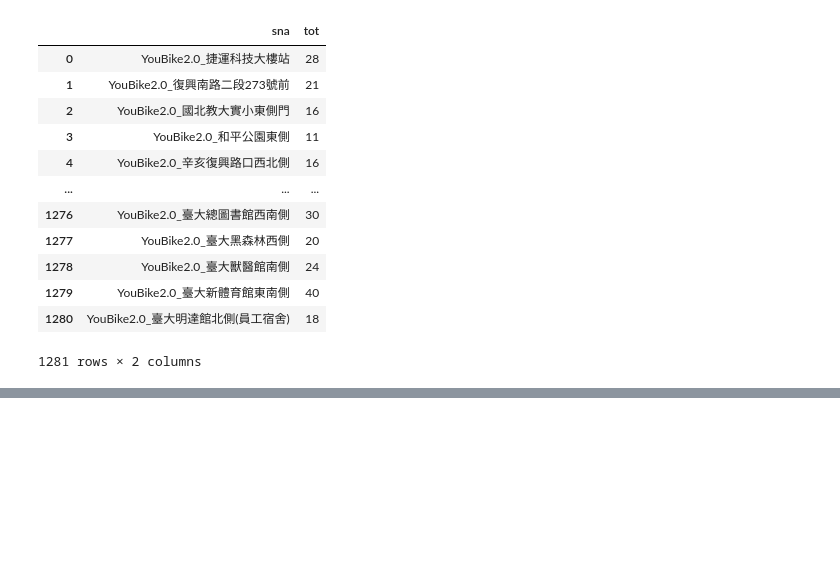
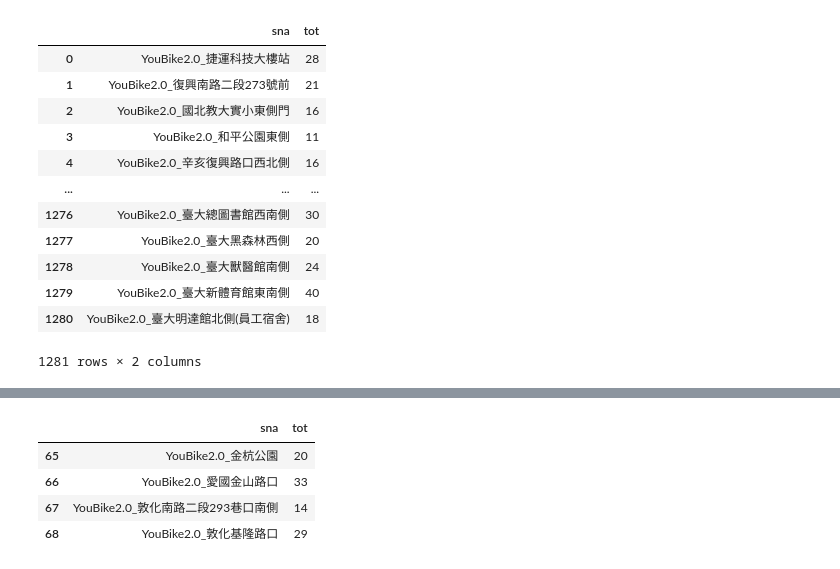
Before and after one commit to lijhen/__112_pythonLesson_LJ, a Jupyter notebook: lesson4_1-1.ipynb, the cells around one changed output, grey strips where cells are left out. Cells and saved outputs as stored; diff of their text form; code cells hidden in the pictures; blank space fills up the shorter version.

```diff
--- a/lesson4_1-1.ipynb
+++ b/lesson4_1-1.ipynb
@@ -90,0 +123,8 @@ dataFrame
+# %%
+dataFrame[65:69]
+# %% [output]
+|  | sna | tot |
+| 65 | YouBike2.0_金杭公園 | 20 |
+| 66 | YouBike2.0_愛國金山路口 | 33 |
+| 67 | YouBike2.0_敦化南路二段293巷口南側 | 14 |
+| 68 | YouBike2.0_敦化基隆路口 | 29 |
```
Also changed, not shown: parts of 6 cells of this notebook, 1 other file.
